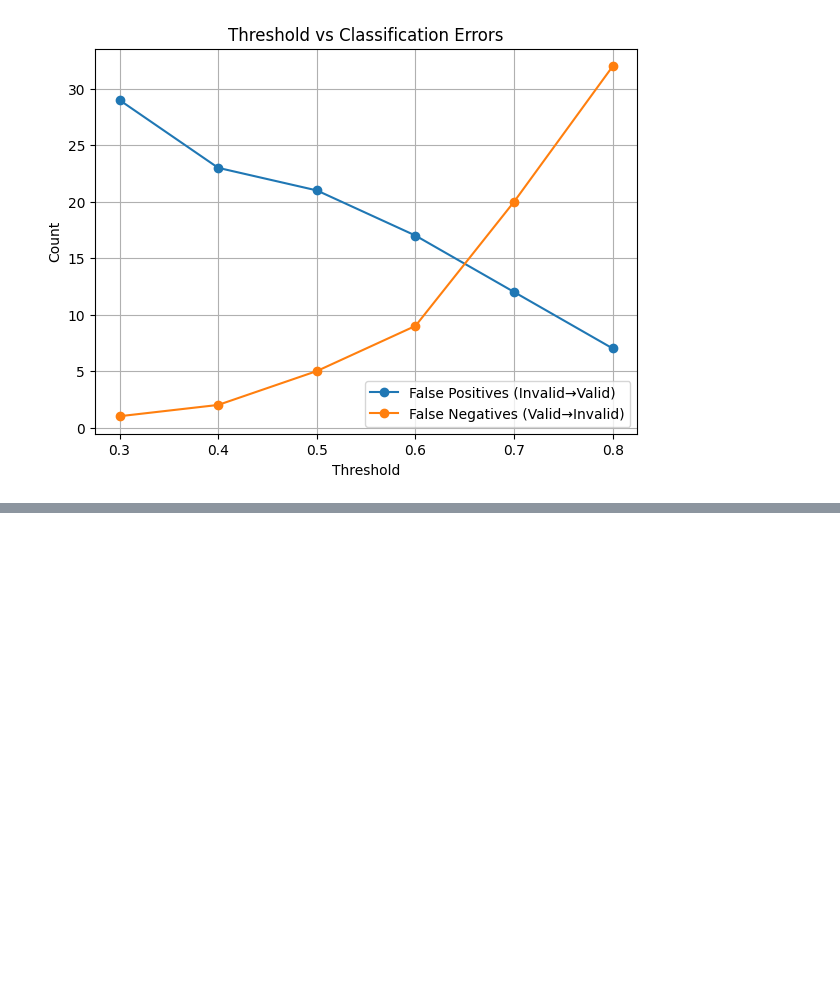
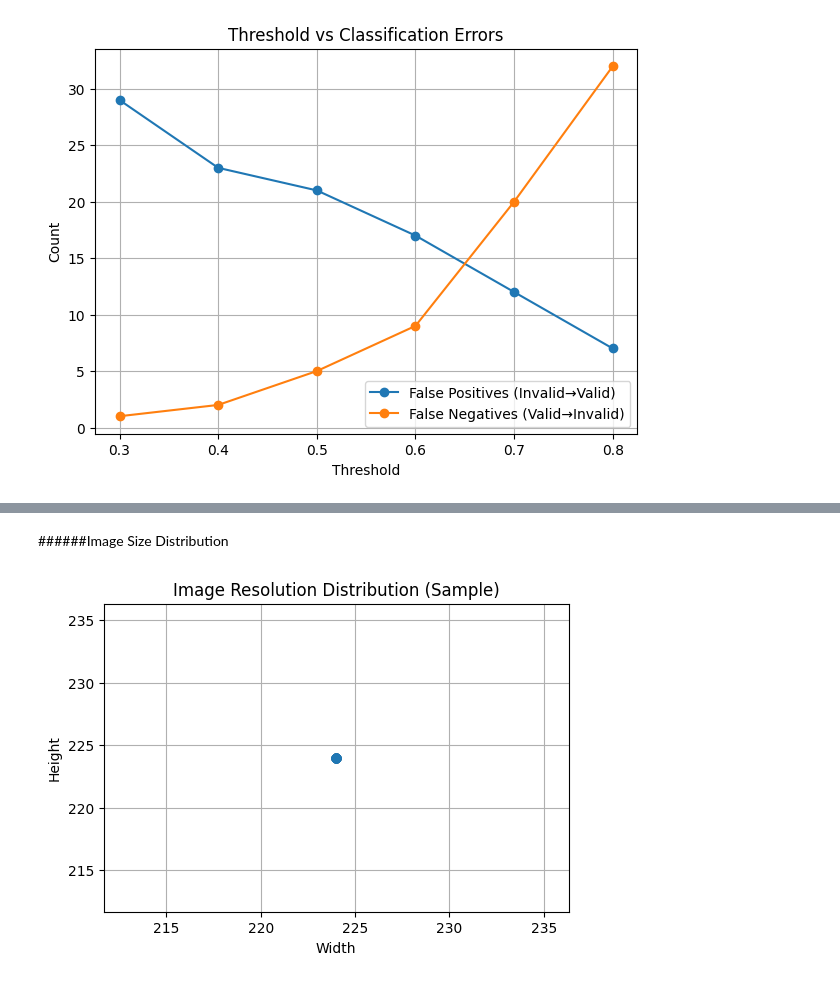
Before and after one commit to zaviruuu/Naga--ML-Based-Snake-Identifier-for-Sri-Lanka-, a Jupyter notebook: Input_Validation_Model.ipynb, the cells around one changed output, grey strips where cells are left out. Cells and saved outputs as stored; diff of their text form; code cells hidden in the pictures; blank space fills up the shorter version.

```diff
--- a/Input_Validation_Model.ipynb
+++ b/Input_Validation_Model.ipynb
@@ -333,0 +393,24 @@ plt.show()
+# %% [markdown]
+######Image Size Distribution
+# %%
+from PIL import Image
+
+widths, heights = [], []
+
+for cls in ["valid","invalid"]:
+    folder = f"{OUTPUT_DIR}/train/{cls}"
+    for f in os.listdir(folder)[:50]:
+        img = Image.open(os.path.join(folder,f))
+        w, h = img.size
+        widths.append(w)
+        heights.append(h)
+
+plt.figure(figsize=(6,4))
+plt.scatter(widths, heights, alpha=0.6)
+plt.xlabel("Width")
+plt.ylabel("Height")
+plt.title("Image Resolution Distribution (Sample)")
+plt.grid(True)
+plt.show()
+# %% [output]
+[figure, added]
```
Also changed, not shown: parts of 7 cells of this notebook.
